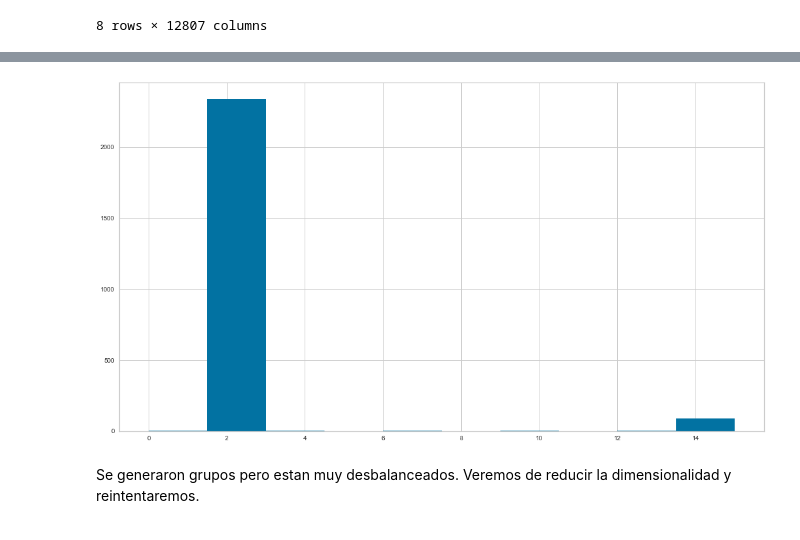
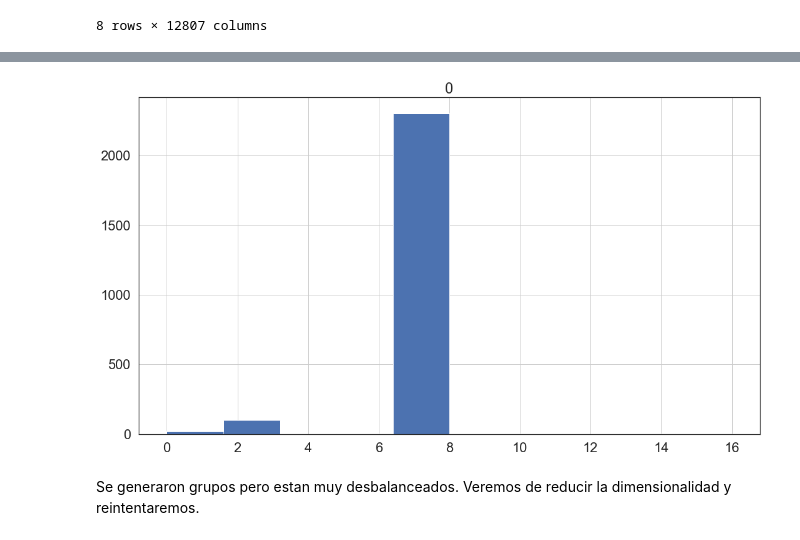
Before and after one commit to david-gonzalez/diplodatos, a Jupyter notebook: Aprendizaje_NO_supervisado/Entregables/Laboratorio-1/Aprendizaje No Supervisado - Laboratorio 1 - Clustering - v2.ipynb, the cells around one changed output, grey strips where cells are left out. Cells and saved outputs as stored; diff of their text form; code cells hidden in the pictures.

```diff
--- a/Aprendizaje_NO_supervisado/Entregables/Laboratorio-1/Aprendizaje No Supervisado - Laboratorio 1 - Clustering - v2.ipynb
+++ b/Aprendizaje_NO_supervisado/Entregables/Laboratorio-1/Aprendizaje No Supervisado - Laboratorio 1 - Clustering - v2.ipynb
@@ -345,16 +345,18 @@ plt.show()
 # %%
-num_clusters = 16
+num_clusters = 17
+
 
 # Ejecutamos la clusterización por la cantidad de clusters seleccionada:
 
 np.random.seed(0)
 ppcp_kmeans = KMeans(n_clusters=num_clusters)
-ppcp_df['CLUSTER'] = ppcp_kmeans.fit_predict(ppcp_norm)
+#ppcp_df['CLUSTER'] = ppcp_kmeans.fit_predict(ppcp_norm)
+ppcp_clusters = ppcp_kmeans.fit_predict(ppcp_norm)
 
-ppcp_df.CLUSTER.hist()
+pd.DataFrame(ppcp_clusters).hist()
 plt.show()
 # %% [output]
-[figure, old version]
+[figure, new version]
 # %% [markdown]
 Se generaron grupos pero estan muy desbalanceados. Veremos de reducir la dimensionalidad y reintentaremos.
 # %% [markdown]
```
Also changed, not shown: parts of 5 cells of this notebook.
